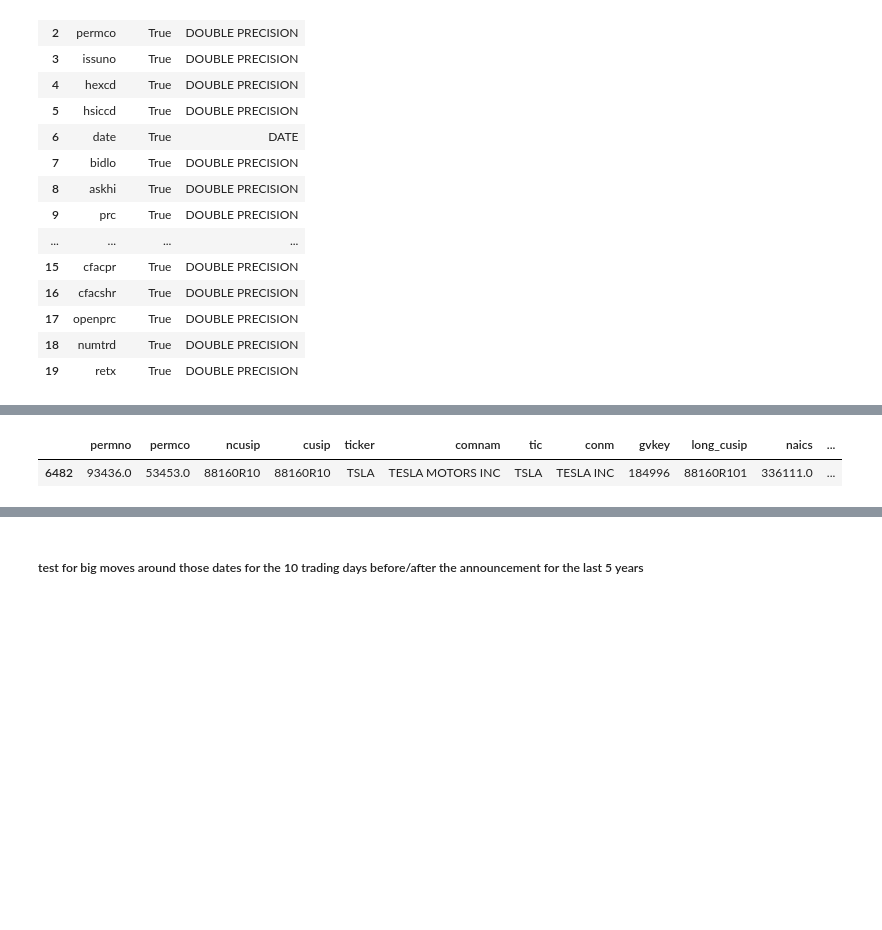
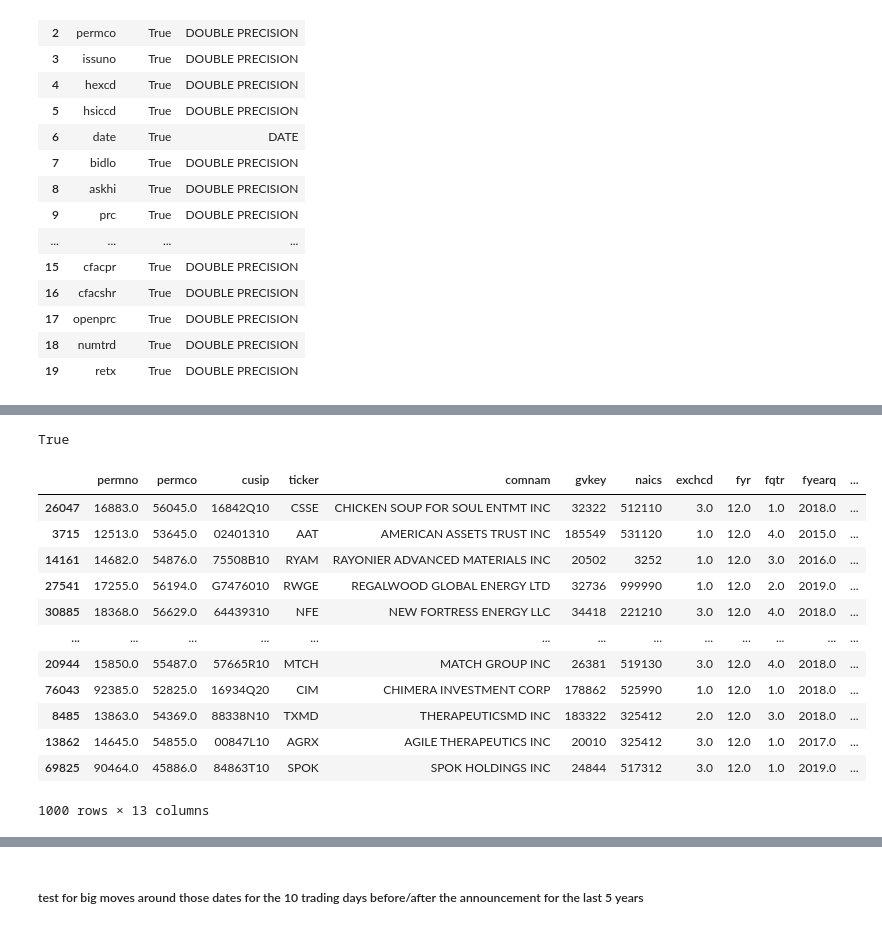
Before and after one commit to jhirschibar/ML_Options_trading, a Jupyter notebook: CRSP_exp_and_pulls.ipynb, the cells around one changed output, grey strips where cells are left out. Saved outputs shown, nothing was run; the diff lists cells and outputs as text; code cells hidden in the pictures; blank space fills up the shorter version.

```diff
--- a/CRSP_exp_and_pulls.ipynb
+++ b/CRSP_exp_and_pulls.ipynb
@@ -468,8 +430,3 @@ get_20_trading_days('2019-10-30' , 14593, '03783310')
-# %%
-names.loc[names['ticker'].str.contains('TSLA')]
-# %% [output]
-|  | permno | permco | ncusip | cusip | ticker | comnam | tic | conm | gvkey | long_cusip | naics | ... |
-| 6482 | 93436.0 | 53453.0 | 88160R10 | 88160R10 | TSLA | TESLA MOTORS INC | TSLA | TESLA INC | 184996 | 88160R101 | 336111.0 | ... |
 # %%
 #taking a random sample of 1000 earnings events to test different nominal and percentage changes for my thresholds
 #test for daily returns, 2 day returns, 5 day returns, 10 day returns, and 20 day returns.
@@ -479,0 +486,22 @@ names.loc[names['ticker'].str.contains('TSLA')]
+# %%
+move_nom = 5<10
+move_nom
+# %% [output]
+True
+# %%
+sample = final_earnings.sample(n=1000)
+sample
+# %% [output]
+|  | permno | permco | cusip | ticker | comnam | gvkey | naics | exchcd | fyr | fqtr | fyearq | ... |
+| 26047 | 16883.0 | 56045.0 | 16842Q10 | CSSE | CHICKEN SOUP FOR SOUL ENTMT INC | 32322 | 512110 | 3.0 | 12.0 | 1.0 | 2018.0 | ... |
+| 3715 | 12513.0 | 53645.0 | 02401310 | AAT | AMERICAN ASSETS TRUST INC | 185549 | 531120 | 1.0 | 12.0 | 4.0 | 2015.0 | ... |
+| 14161 | 14682.0 | 54876.0 | 75508B10 | RYAM | RAYONIER ADVANCED MATERIALS INC | 20502 | 3252 | 1.0 | 12.0 | 3.0 | 2016.0 | ... |
+| 27541 | 17255.0 | 56194.0 | G7476010 | RWGE | REGALWOOD GLOBAL ENERGY LTD | 32736 | 999990 | 1.0 | 12.0 | 2.0 | 2019.0 | ... |
+| 30885 | 18368.0 | 56629.0 | 64439310 | NFE | NEW FORTRESS ENERGY LLC | 34418 | 221210 | 3.0 | 12.0 | 4.0 | 2018.0 | ... |
+| ... | ... | ... | ... | ... | ... | ... | ... | ... | ... | ... | ... | ... |
+| 20944 | 15850.0 | 55487.0 | 57665R10 | MTCH | MATCH GROUP INC | 26381 | 519130 | 3.0 | 12.0 | 4.0 | 2018.0 | ... |
+| 76043 | 92385.0 | 52825.0 | 16934Q20 | CIM | CHIMERA INVESTMENT CORP | 178862 | 525990 | 1.0 | 12.0 | 1.0 | 2018.0 | ... |
+| 8485 | 13863.0 | 54369.0 | 88338N10 | TXMD | THERAPEUTICSMD INC | 183322 | 325412 | 2.0 | 12.0 | 3.0 | 2018.0 | ... |
+| 13862 | 14645.0 | 54855.0 | 00847L10 | AGRX | AGILE THERAPEUTICS INC | 20010 | 325412 | 3.0 | 12.0 | 1.0 | 2017.0 | ... |
+| 69825 | 90464.0 | 45886.0 | 84863T10 | SPOK | SPOK HOLDINGS INC | 24844 | 517312 | 3.0 | 12.0 | 1.0 | 2019.0 | ... |
+1000 rows × 13 columns
```
Also changed, not shown: parts of 8 cells of this notebook.
